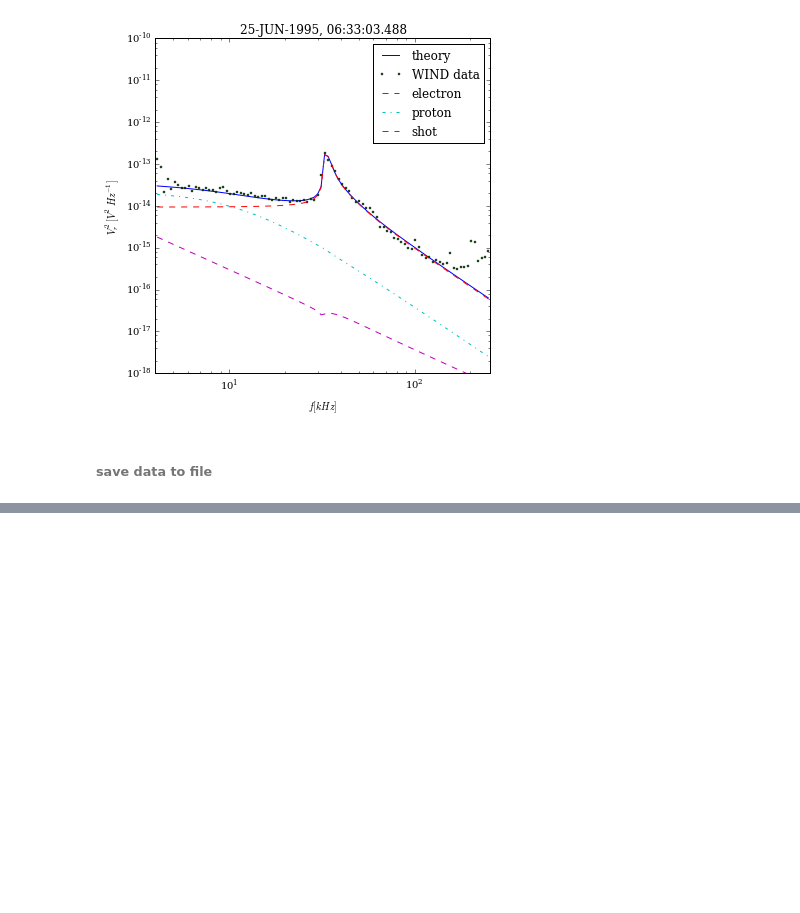
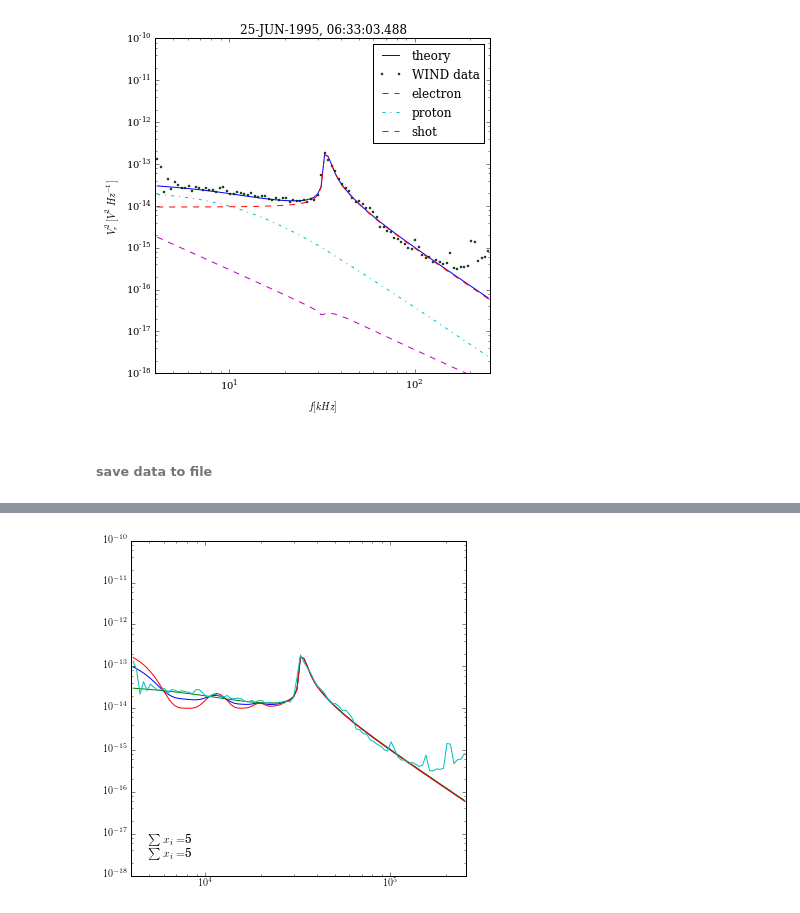
Before and after one commit to YuguangTong/qtn-proj, a Jupyter notebook: proton.ipynb, the cells around one changed output, grey strips where cells are left out. Cells and saved outputs as stored; diff of their text form; code cells hidden in the pictures; blank space fills up the shorter version.

```diff
--- a/proton.ipynb
+++ b/proton.ipynb
@@ -154,0 +210,16 @@ np.savez('625_data', p_noise=proton_noise, e_noise = electron_noise, s_noise = s
+# %%
+fig = plt.figure(figsize=[6,6])
+plt.rc('text', usetex=True)
+plt.rc('font', family='serif')
+plt.plot(fbins, (s_noise + e_noise + proton_avg)/gain)
+plt.plot(fbins, (s_noise + e_noise + proton_noise)/gain)
+plt.plot(fbins, (s_noise + e_noise + proton_noise_par)/gain)
+plt.plot(fbins, spec)
+plt.xscale('log')
+plt.yscale('log')
+plt.xlim([4e3, 256e3])
+plt.ylim([1e-18, 1e-10])
+plt.annotate("{0}{1}\n".format(r'$\sum x_i=$',5) + "{0}{1}".format(r'$\sum x_i=$',5),xy=(0.05, 0.05), xycoords='axes fraction', fontsize=12)
+plt.show()
+# %% [output]
+[figure, added]
```
Also changed, not shown: parts of 16 cells of this notebook, 40 other files.
